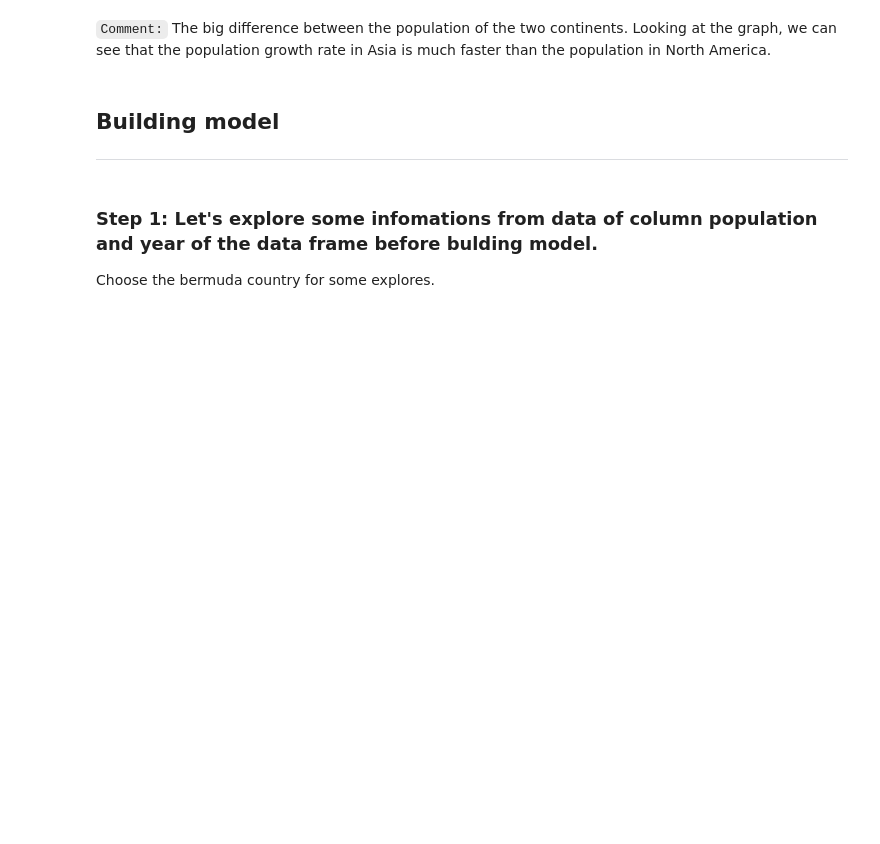
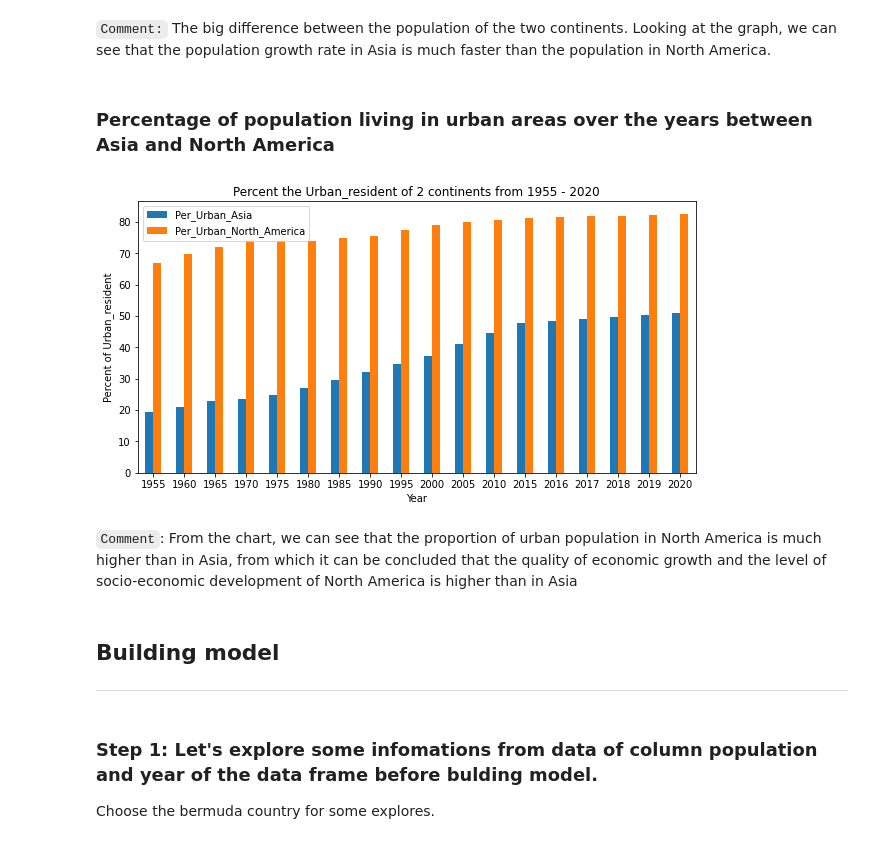
Before and after one commit to HoDangCao/Data-collection-and-population-analysis-of-Asia-and-North-America, a Jupyter notebook: DSProject - latest ver.ipynb, the cells around one changed output. Saved outputs shown, nothing was run; the diff lists cells and outputs as text; code cells hidden in the pictures; blank space fills up the shorter version.

```diff
--- a/DSProject - latest ver.ipynb
+++ b/DSProject - latest ver.ipynb
@@ -571,5 +572,50 @@ plt.show()
 # %% [markdown]
 `Comment:` The big difference between the population of the two continents. Looking at the graph, we can see that the population growth rate in Asia is much faster than the population in North America.
+# %% [markdown]
+### Percentage of population living in urban areas over the years between Asia and North America
+# %%
+Asia=Asia.T
+Country_Asia=Asia.values.reshape(-1)
+Asia_Per=df[df.Country.isin(Country_Asia)].reset_index().drop("index",axis=1)
+Asia_Per=Asia_Per[["Year","Population", "Urban_resident"]]
+Asia_Per=Asia_Per.groupby("Year").sum()
+Per_Urban=np.zeros(len(Asia_Per.index.array))
+Per_Urban=Per_Urban.astype("int64")
+Asia_Per["Per_Urban_Asia"]=Per_Urban
+def Per_UR(x):
+    return  round((x["Urban_resident"] / x["Population"])*100,3)
+Asia_Per["Per_Urban_Asia"]=Asia_Per[["Per_Urban_Asia","Urban_resident","Population"]].apply(lambda x : Per_UR(x),axis=1)
+Asia_Per=Asia_Per.drop("Population",axis=1)
+Asia_Per=Asia_Per.drop("Urban_resident",axis=1)
+# Asia_Per
+
+
+
+North_America=North_America.T
+Country_North_America=North_America.values.reshape(-1)
+North_America_Per=df[df.Country.isin(Country_North_America)].reset_index().drop("index",axis=1)
+North_America_Per=North_America_Per[["Year","Population", "Urban_resident"]]
+North_America_Per=North_America_Per.groupby("Year").sum()
+Per_Urban=np.zeros(len(North_America_Per.index.array))
+Per_Urban=Per_Urban.astype("int64")
+North_America_Per["Per_Urban_North_America"]=Per_Urban
+def Per_UR(x):
+    return  round((x["Urban_resident"] / x["Population"])*100,3)
+North_America_Per["Per_Urban_North_America"]=North_America_Per[["Per_Urban_North_America","Urban_resident","Population"]].apply(lambda x : Per_UR(x),axis=1)
+North_America_Per=North_America_Per.drop("Population",axis=1)
+North_America_Per=North_America_Per.drop("Urban_resident",axis=1)
+
+
+Per_Urban=pd.concat([Asia_Per,North_America_Per],axis=1)
+Per_Urban.plot.bar(figsize=(10,5))
+plt.xlabel('Year'); plt.ylabel('Percent of Urban_resident')
+plt.xticks(rotation=0)
+plt.title("Percent the Urban_resident of 2 continents from 1955 - 2020")
+plt.show()
+# %% [output]
+[figure, added]
+# %% [markdown]
+`Comment`: From the chart, we can see that the proportion of urban population in North America is much higher than in Asia, from which it can be concluded that the quality of economic growth and the level of socio-economic development of North America is higher than in Asia
 # %% [markdown]
 ## Building model
 ---
```
Also changed, not shown: parts of 3 cells of this notebook.
